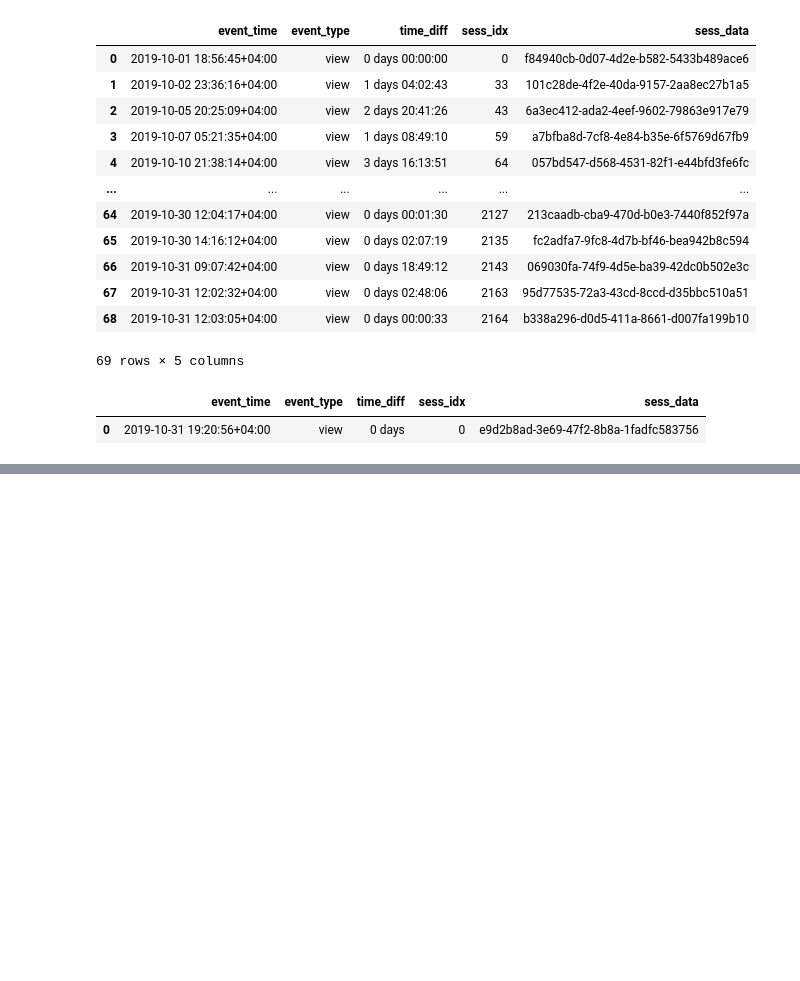
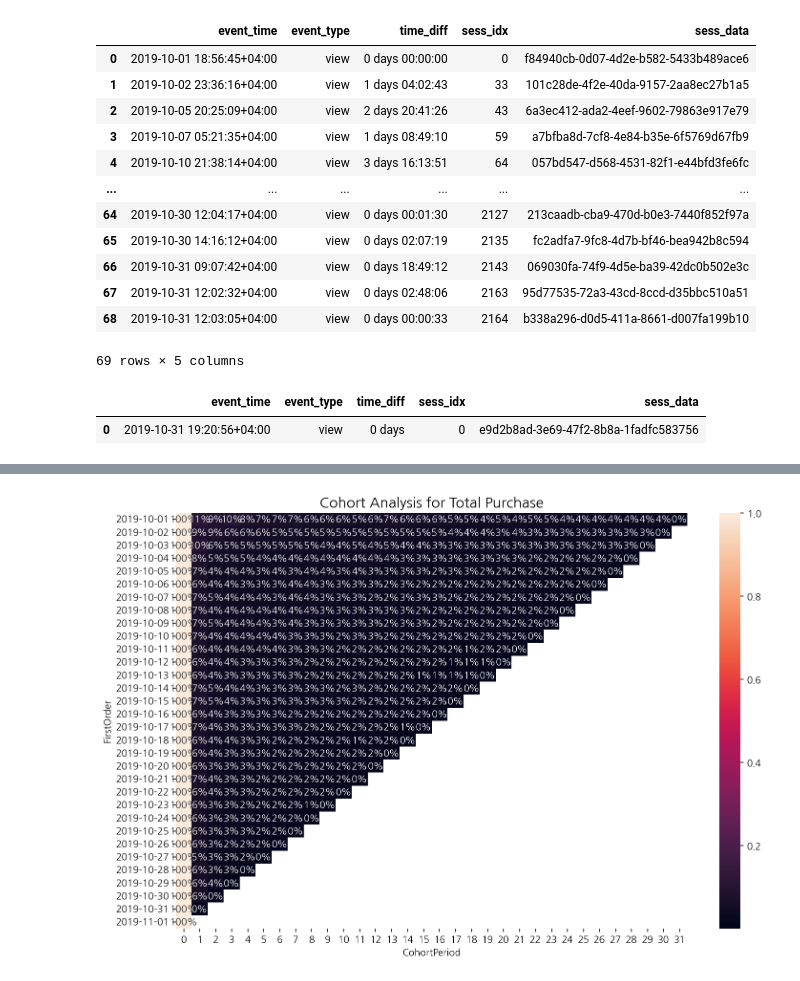
Before and after one commit to benidjor/ecommerce-behavior-data-analysis, a Jupyter notebook: tsj_data/2019_oct_eda.ipynb, the cells around one changed output, grey strips where cells are left out. Cells and saved outputs as stored; diff of their text form; code cells hidden in the pictures; blank space fills up the shorter version.

```diff
--- a/tsj_data/2019_oct_eda.ipynb
+++ b/tsj_data/2019_oct_eda.ipynb
@@ -1152,0 +1297,4 @@ df.head(3)
+# %%
+# 위에서 만든 cohortperiod 변수를 CohortPeriod 칼럼으로 만든다
+cohorts_pur["CohortPeriod"] = cohortperiod
+cohorts_pur.head()
@@ -1152,0 +1308,4 @@ df.head(3)
+# %%
+# FirstOrder (동일한 경험)과 CohortPeriod (동일한 기간) 이라는 인덱스로 만들어 본다
+cohorts_pur.set_index(["FirstOrder", "CohortPeriod"], inplace=True)
+cohorts_pur.head(3)
@@ -1152,0 +1318,5 @@ df.head(3)
+# %%
+# unstack(1)을 하게되면 생성된 멀티 인덱스 중 두번째 인덱스 (CohortPeriod)가 칼럼으로 변경되고,
+# 그 결과 y축은 코호트, x축은 기간으로 표현되는 코호트 분석의 형태를 갖추게 된다
+cohorts_pur = cohorts_pur["TotalUsers"].unstack(1)
+cohorts_pur
@@ -1152,0 +1343,10 @@ df.head(3)
+# %%
+# 코호트 분석은 숫자가 아닌 비율로 표현되는 경우가 많다
+# 비율의 의미 : 처음의 순 방문자 수에 비해 각 기간의 순 방문자수가 얼마나 변화하였는가
+# -> 비율을 구하려면, 전체 데이터를 첫 코호트 기간의 순방문자로 나눠주면 된다
+# cohorts_pur[0] : 첫번째 칼럼 -> 각 코호트 첫번째 기간 (0일)에 대한 데이터로 구성되어 있다
+
+# 전체 데이터를 첫 코호트 기간의 순방문자 (cohort_pur[0])으로 나누어 준다
+# divide 함수에 axis=0을 명시해야 전체 데이터를 첫 코호트 기간의 데이터로 나눌 수 있다
+user_retention_pur = cohorts_pur.divide(cohorts_pur[0], axis=0)
+user_retention_pur
@@ -1152,0 +1373,12 @@ df.head(3)
+# %%
+# 코호트 시각화
+import matplotlib.pyplot as plt
+%matplotlib inline
+
+import seaborn as sns
+plt.figure(figsize=(12, 8))
+plt.title("Cohort Analysis for Total Purchase", fontsize=15)
+sns.heatmap(user_retention_pur, annot=True, fmt=".0%")
+plt.show()
+# %% [output]
+[figure, added]
```
Also changed, not shown: parts of 22 cells of this notebook.
